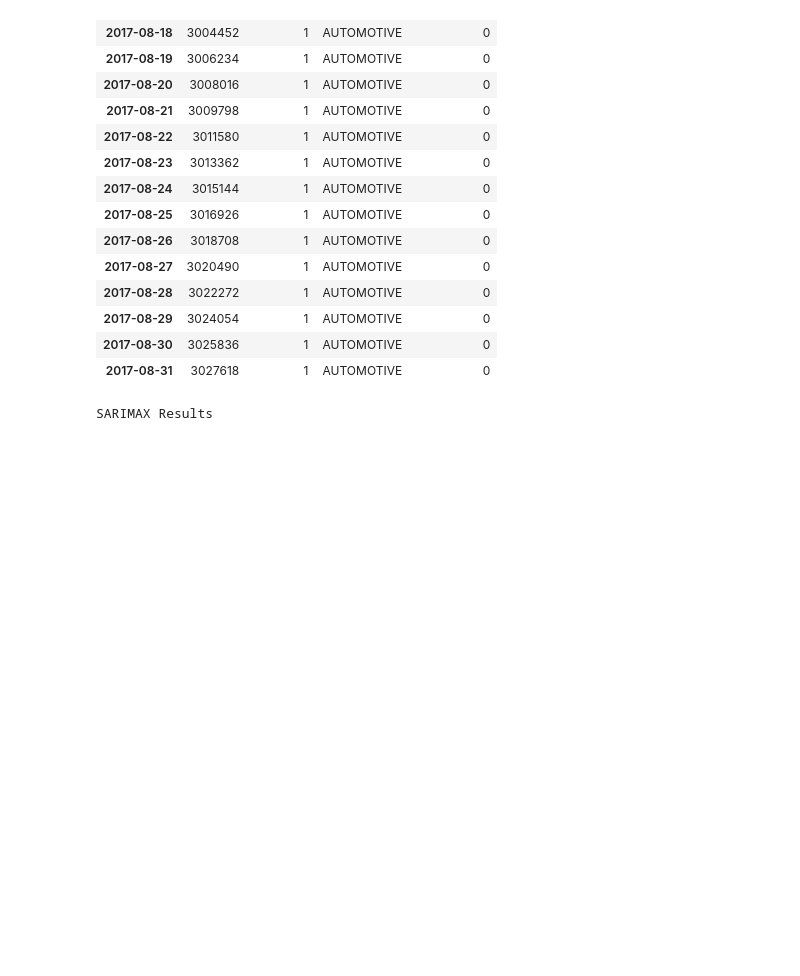
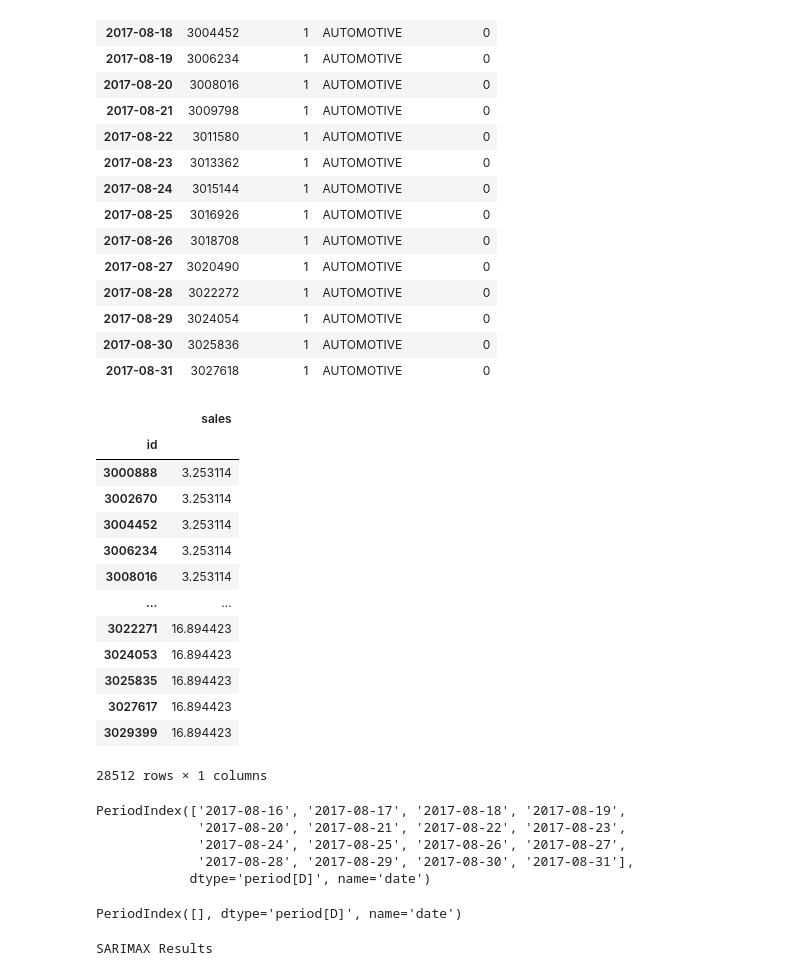
Before and after one commit to lkno0705/IndustrialApplicationsofAI, a Jupyter notebook: secondary-sector/practical-supply-chain-management/Sales-Forecasting.ipynb, the cells around one changed output. Drawn from its saved outputs; the diff is of its cells as text; code cells hidden in the pictures; blank space fills up the shorter version.

Commit message:
Complete unoptimized ARIMA

```diff
--- a/secondary-sector/practical-supply-chain-management/Sales-Forecasting.ipynb
+++ b/secondary-sector/practical-supply-chain-management/Sales-Forecasting.ipynb
@@ -494,8 +480,7 @@ still_not_stationary = 0
 for family, store in tqdm(splitted_train_ma.items()):
     for store_nbr, data in store.items():
 
-        with np.errstate(divide='ignore'):
-            p_score = adfuller(data['df'].stationary)[1]
+        p_score = adfuller(data['df'].stationary)[1]
 
         if p_score < 0.05 or np.isclose(p_score, 0.05) or np.isnan(p_score):
             continue
@@ -509,15 +494,19 @@ print(f'{still_not_stationary} out of {total} are still not stationary')
 # %%
 def simple_arima_forecast(train_data: pd.DataFrame, test_data: pd.DataFrame):
 
-    model = ARIMA(endog=train_data)
+    model = ARIMA(endog=train_data.sales)
     model = model.fit()
 
     len_train = len(train_data)
     len_test = len(test_data)
-    forecast = model.predict(start=len_test, end=len_train + len_test)
+    # print(len_train, len_test, len_train + len_test)
+    forecast = model.predict(end=len_train + len_test + 3)
 
-    result = pd.merge(left=test_data, right=train_data, on='date')
-    result = result.rename(columns={"predicted_mean": 'sales'})
+    result = test_data.copy()
+    result['sales'] = forecast
+
+    # result = pd.merge(left=test_data, right=train_data, on='date')
+    # result = result.rename(columns={"predicted_mean": 'sales'})
     return result
 # %%
 test_arima = pd.read_csv('data/store-sales-time-series-forecasting/test.csv', index_col='date')
@@ -544,12 +533,52 @@ test_to_test
 | 2017-08-29 | 3024054 | 1 | AUTOMOTIVE | 0 |
 | 2017-08-30 | 3025836 | 1 | AUTOMOTIVE | 0 |
 | 2017-08-31 | 3027618 | 1 | AUTOMOTIVE | 0 |
-# %%
-test_ma_grouped = test_arima.groupby(['family', 'store_nbr'])
-
-result =
-
-for family in splitted_train_ma.keys():
-    for store_nbr in splitted_train_ma[family].keys():
+# %%
+test_arima_grouped = test_arima.groupby(['family', 'store_nbr'])
+
+result = pd.DataFrame()
+
+for family in tqdm(splitted_train_ma.keys()):
+    for store_nbr in splitted_train_ma[family].keys():
+        forecast = simple_arima_forecast(
+                train_data=splitted_train_ma.get(family).get(store_nbr).get('df'),
+                test_data=test_arima_grouped.get_group((family, store_nbr))
+            )
+        result = pd.concat([result, forecast])
+
+result.set_index('id', drop=True, inplace=True)
+result.drop(columns=['store_nbr', 'family', 'onpromotion'], inplace=True)
+result.index = result.index.astype(int)
+result.to_csv('model_submissions/ARIMA.csv')
+result
+# %% [output]
+|  | sales |
+| id |  |
+| 3000888 | 3.253114 |
+| 3002670 | 3.253114 |
+| 3004452 | 3.253114 |
+| 3006234 | 3.253114 |
+| 3008016 | 3.253114 |
+| ... | ... |
+| 3022271 | 16.894423 |
+| 3024053 | 16.894423 |
+| 3025835 | 16.894423 |
+| 3027617 | 16.894423 |
+| 3029399 | 16.894423 |
+28512 rows × 1 columns
+# %%
+result.index.unique()
+# %% [output]
+PeriodIndex(['2017-08-16', '2017-08-17', '2017-08-18', '2017-08-19',
+             '2017-08-20', '2017-08-21', '2017-08-22', '2017-08-23',
+             '2017-08-24', '2017-08-25', '2017-08-26', '2017-08-27',
+             '2017-08-28', '2017-08-29', '2017-08-30', '2017-08-31'],
+            dtype='period[D]', name='date')
+# %%
+result_idxs = result.loc[np.isnan(result.sales)].index.to_numpy()
+nans = test_arima.loc[test_arima.id.isin(result_idxs)]
+nans.index.unique()
+# %% [output]
+PeriodIndex([], dtype='period[D]', name='date')
 # %%
 from statsmodels.tsa.arima.model import ARIMA
```
Also changed, not shown: parts of 9 cells of this notebook, 2 other files.
